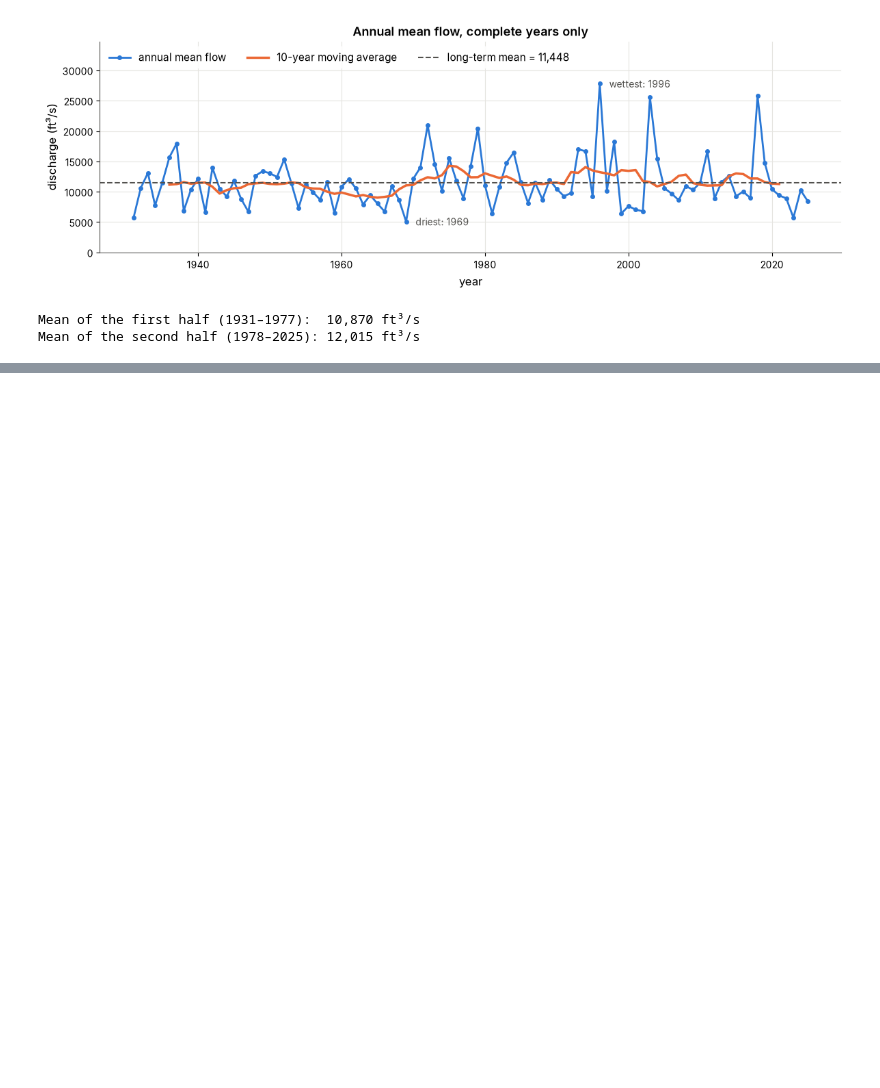
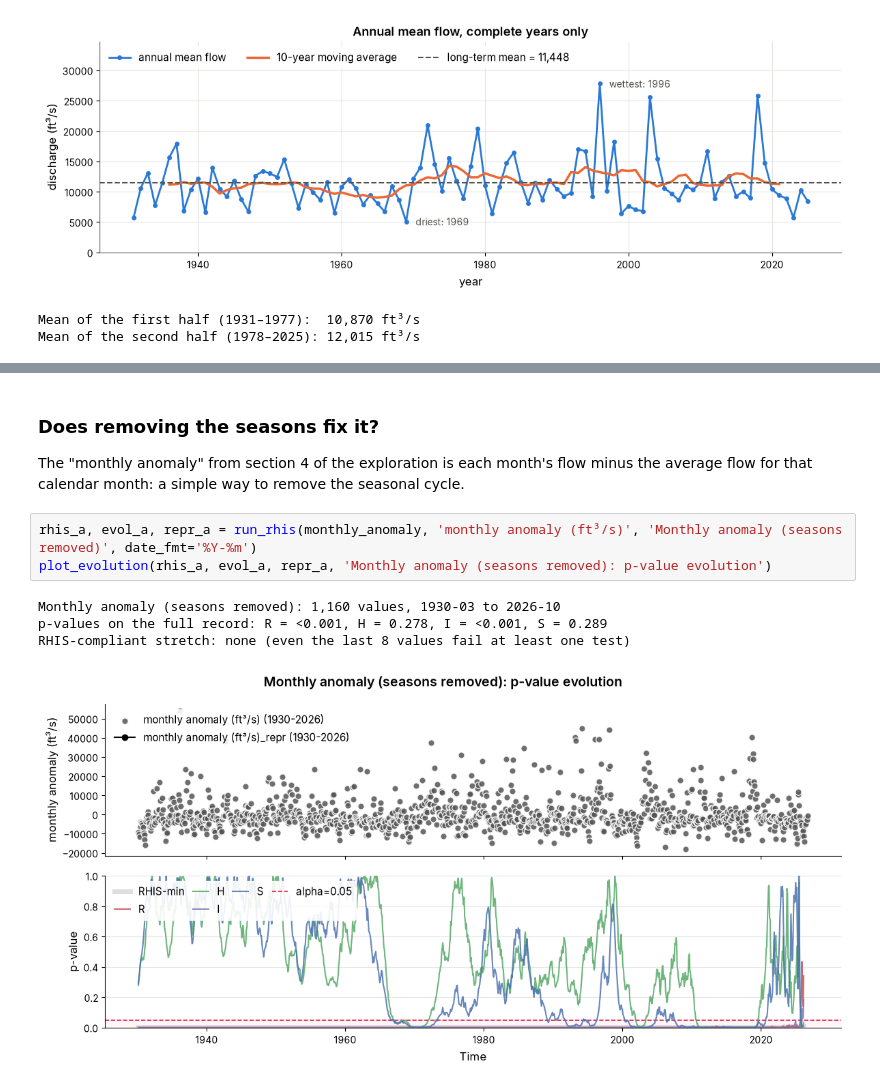
Before and after one commit to MCoelho222/time-series, a Jupyter notebook: example_notebooks/usgs.ipynb, the cells around one changed output, grey strips where cells are left out. Saved outputs shown, nothing was run; the diff lists cells and outputs as text; blank space fills up the shorter version.

```diff
--- a/example_notebooks/usgs.ipynb
+++ b/example_notebooks/usgs.ipynb
@@ -756,0 +581,12 @@ plot_rhis_evolution(
+# %% [markdown]
+### Does removing the seasons fix it?
+
+The "monthly anomaly" from section 4 of the exploration is each month's flow minus the average flow for that calendar month: a simple way to remove the seasonal cycle.
+# %%
+rhis_a, evol_a, repr_a = run_rhis(monthly_anomaly, 'monthly anomaly (ft³/s)', 'Monthly anomaly (seasons removed)', date_fmt='%Y-%m')
+plot_evolution(rhis_a, evol_a, repr_a, 'Monthly anomaly (seasons removed): p-value evolution')
+# %% [output]
+Monthly anomaly (seasons removed): 1,160 values, 1930-03 to 2026-10
+p-values on the full record: R = <0.001, H = 0.278, I = <0.001, S = 0.289
+RHIS-compliant stretch: none (even the last 8 values fail at least one test)
+[figure, added]
```
Also changed, not shown: parts of 80 cells of this notebook.
